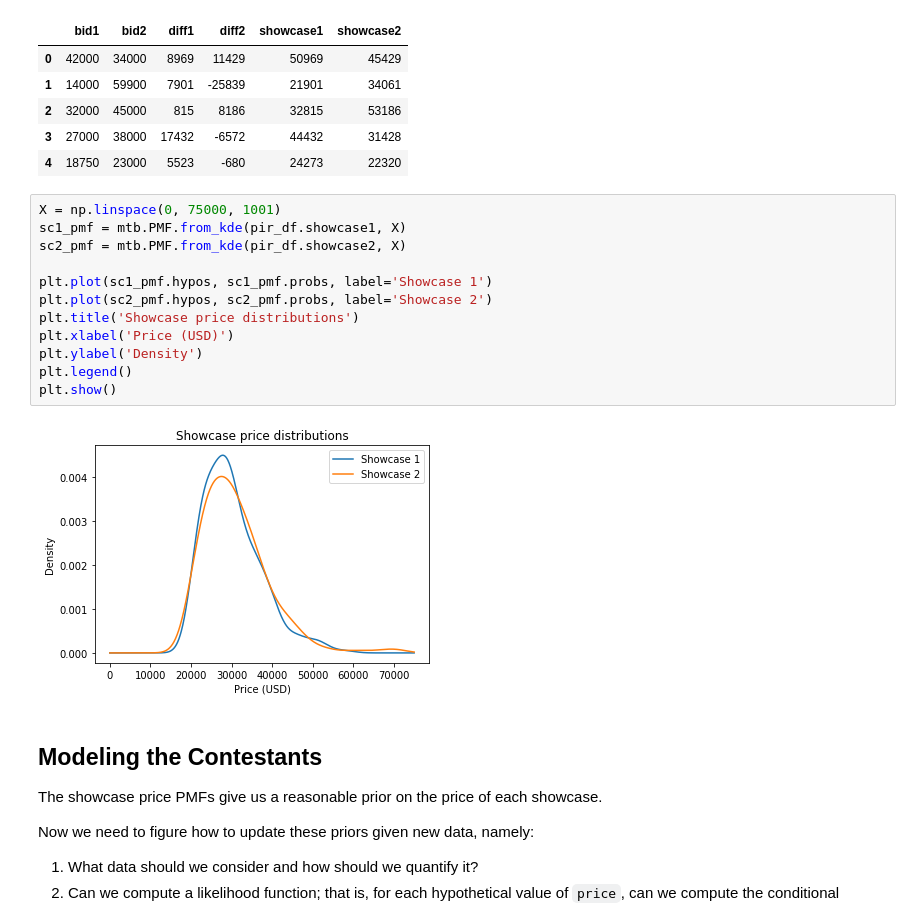
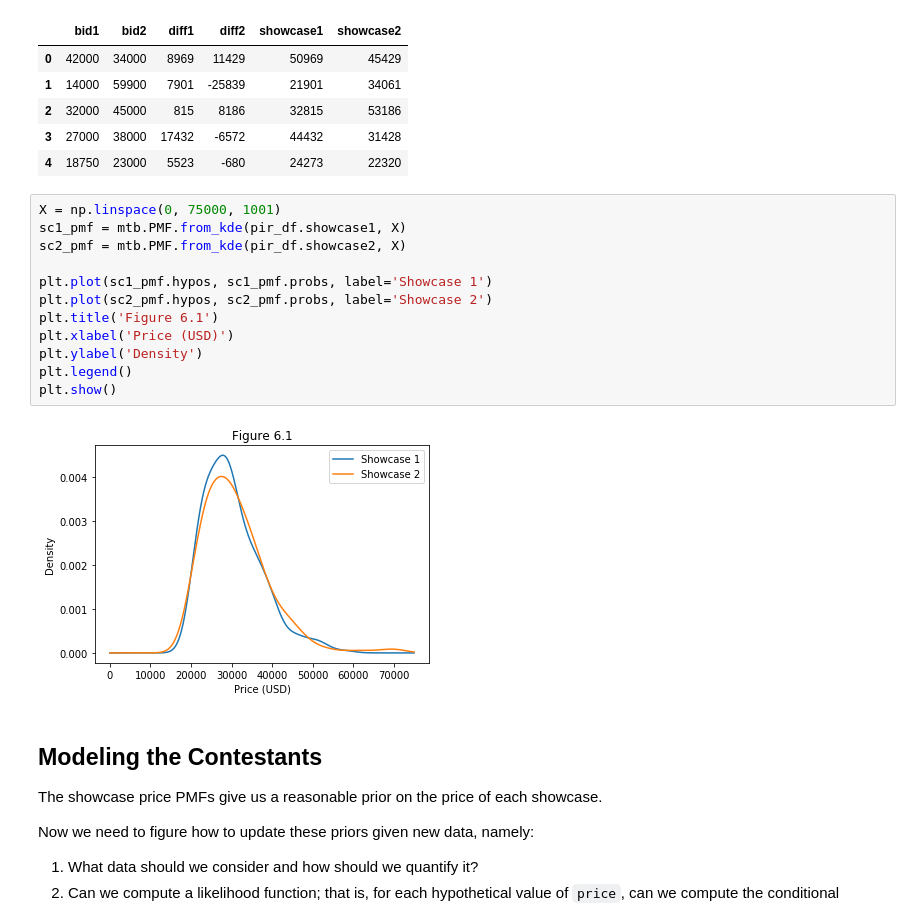
Before and after one commit to alexklibisz/exercises, a Jupyter notebook: think-bayes/chap06.ipynb, the cells around one changed output. Cells and saved outputs as stored; diff of their text form.

Commit message:
Fixed chapter 6 figure titles

```diff
--- a/think-bayes/chap06.ipynb
+++ b/think-bayes/chap06.ipynb
@@ -46,17 +46,17 @@ display(pir_df.shape, pir_df.head())
 # %%
 X = np.linspace(0, 75000, 1001)
 sc1_pmf = mtb.PMF.from_kde(pir_df.showcase1, X)
 sc2_pmf = mtb.PMF.from_kde(pir_df.showcase2, X)
 
 plt.plot(sc1_pmf.hypos, sc1_pmf.probs, label='Showcase 1')
 plt.plot(sc2_pmf.hypos, sc2_pmf.probs, label='Showcase 2')
-plt.title('Showcase price distributions')
+plt.title('Figure 6.1')
 plt.xlabel('Price (USD)')
 plt.ylabel('Density')
 plt.legend()
 plt.show()
 # %% [output]
-[figure, old version]
+[figure, new version]
 # %% [markdown]
 ## Modeling the Contestants
 
```
Also changed, not shown: parts of 1 cell of this notebook.
